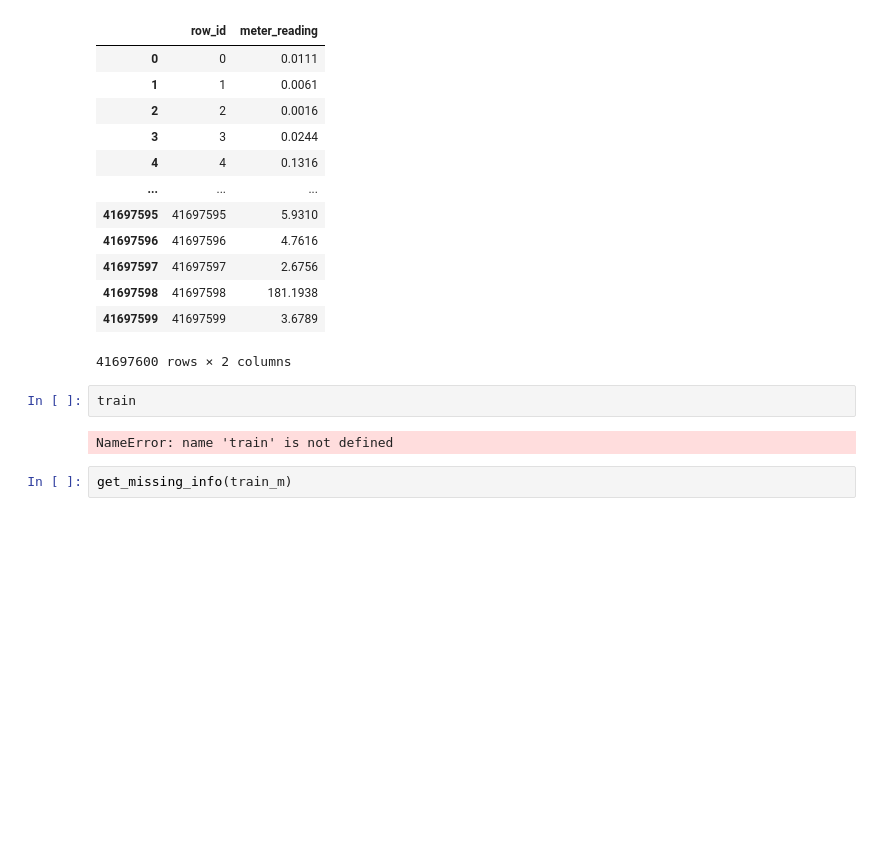
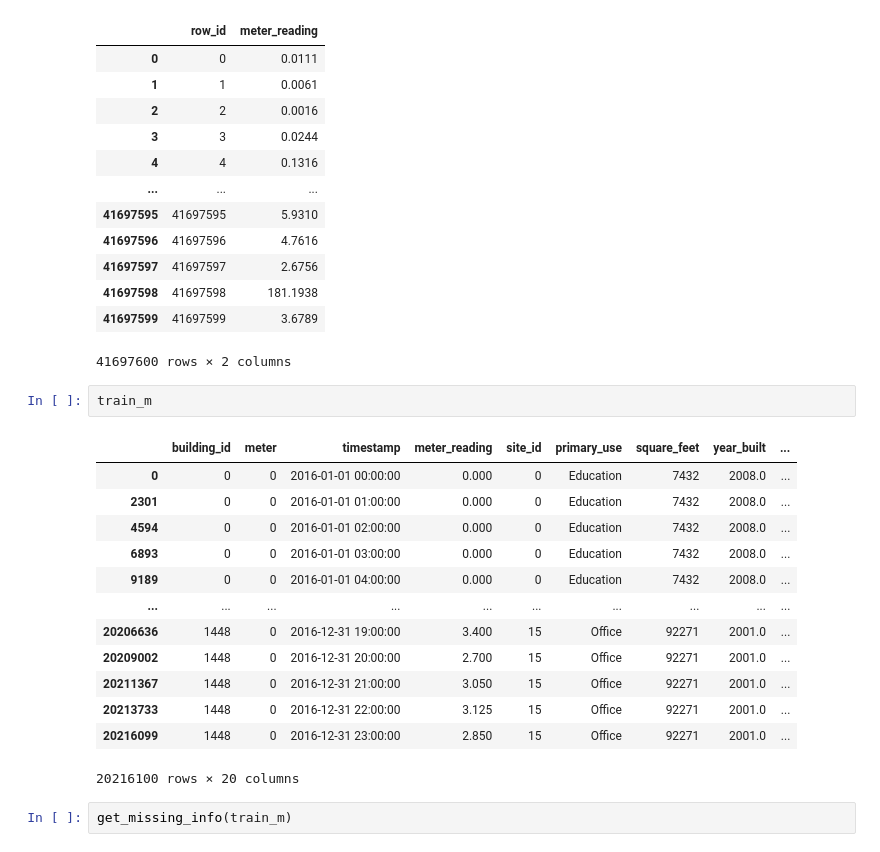
Before and after one commit to jpakele/capstone, a Jupyter notebook: workbooks/ashrae-energy-predictions-with-lightgbm.ipynb, the cells around one changed output. Cells and saved outputs as stored; diff of their text form; blank space fills up the shorter version.

```diff
--- a/workbooks/ashrae-energy-predictions-with-lightgbm.ipynb
+++ b/workbooks/ashrae-energy-predictions-with-lightgbm.ipynb
@@ -538,10 +557,22 @@ output
 | 41697598 | 41697598 | 181.1938 |
 | 41697599 | 41697599 | 3.6789 |
 41697600 rows × 2 columns
-# %%
-train
-# %% [output]
-NameError: name 'train' is not defined
+# %%
+train_m
+# %% [output]
+|  | building_id | meter | timestamp | meter_reading | site_id | primary_use | square_feet | year_built | ... |
+| 0 | 0 | 0 | 2016-01-01 00:00:00 | 0.000 | 0 | Education | 7432 | 2008.0 | ... |
+| 2301 | 0 | 0 | 2016-01-01 01:00:00 | 0.000 | 0 | Education | 7432 | 2008.0 | ... |
+| 4594 | 0 | 0 | 2016-01-01 02:00:00 | 0.000 | 0 | Education | 7432 | 2008.0 | ... |
+| 6893 | 0 | 0 | 2016-01-01 03:00:00 | 0.000 | 0 | Education | 7432 | 2008.0 | ... |
+| 9189 | 0 | 0 | 2016-01-01 04:00:00 | 0.000 | 0 | Education | 7432 | 2008.0 | ... |
+| ... | ... | ... | ... | ... | ... | ... | ... | ... | ... |
+| 20206636 | 1448 | 0 | 2016-12-31 19:00:00 | 3.400 | 15 | Office | 92271 | 2001.0 | ... |
+| 20209002 | 1448 | 0 | 2016-12-31 20:00:00 | 2.700 | 15 | Office | 92271 | 2001.0 | ... |
+| 20211367 | 1448 | 0 | 2016-12-31 21:00:00 | 3.050 | 15 | Office | 92271 | 2001.0 | ... |
+| 20213733 | 1448 | 0 | 2016-12-31 22:00:00 | 3.125 | 15 | Office | 92271 | 2001.0 | ... |
+| 20216099 | 1448 | 0 | 2016-12-31 23:00:00 | 2.850 | 15 | Office | 92271 | 2001.0 | ... |
+20216100 rows × 20 columns
 # %%
 get_missing_info(train_m)
 # %% [output]
```
Also changed, not shown: parts of 4 cells of this notebook.
